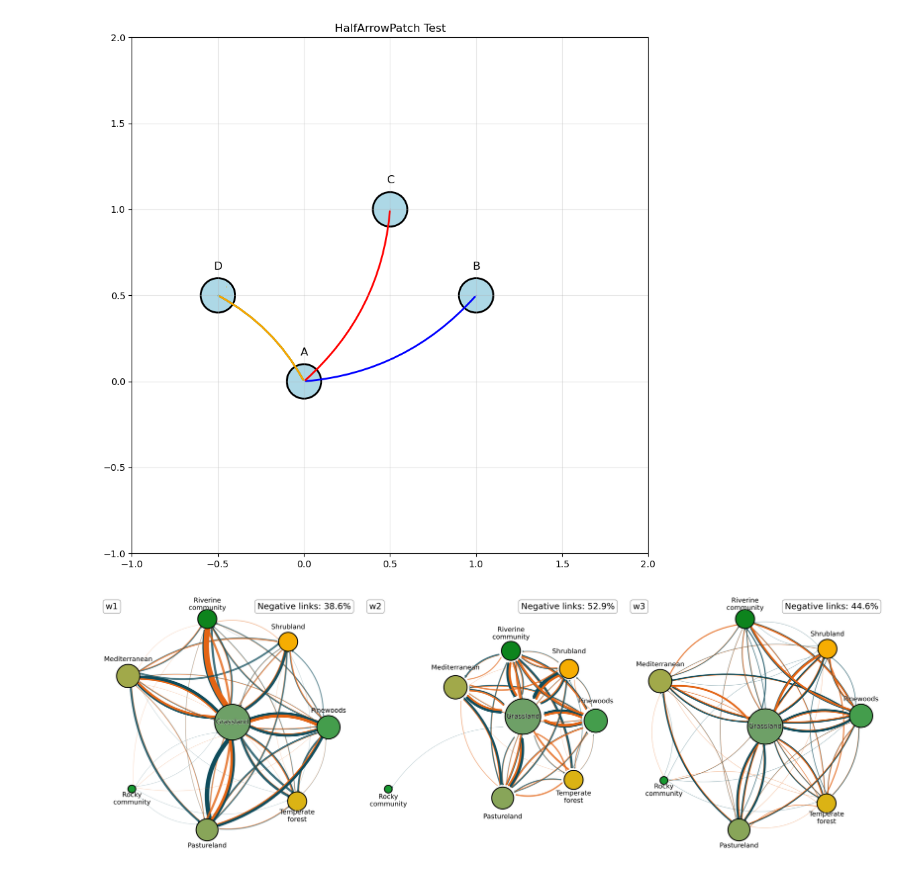
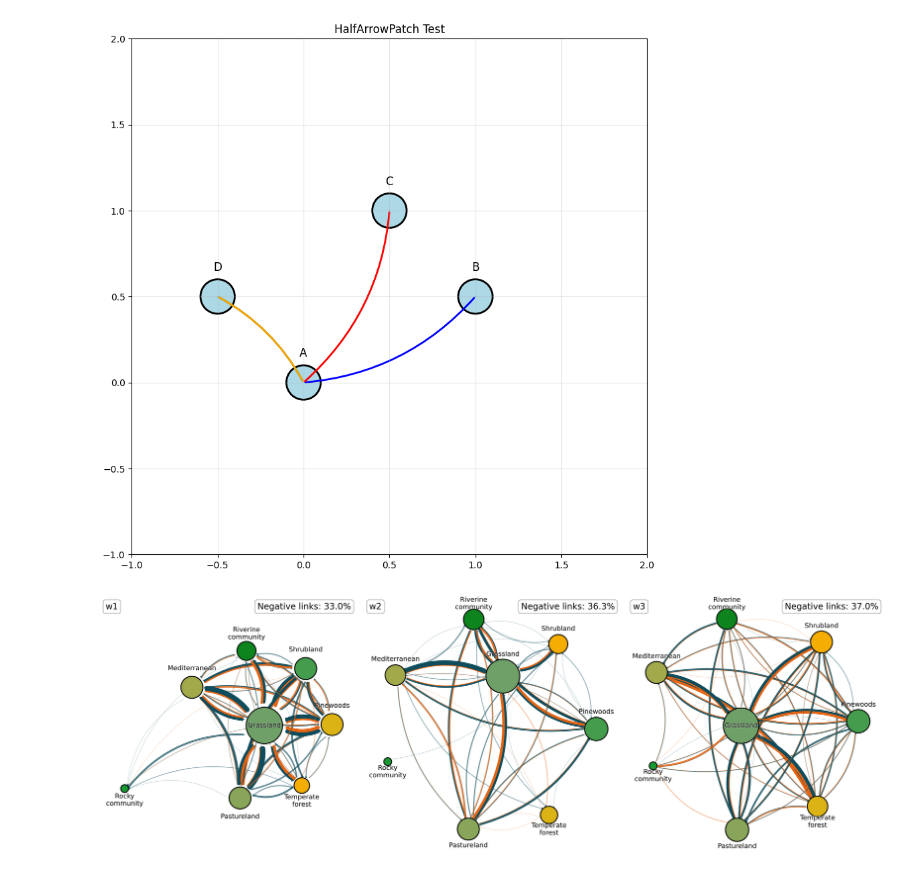
Before and after one commit to anacanoherranz/TFM, a Jupyter notebook: redes/redes.ipynb, the cells around one changed output. Saved outputs shown, nothing was run; the diff lists cells and outputs as text; code cells hidden in the pictures.

```diff
--- a/redes/redes.ipynb
+++ b/redes/redes.ipynb
@@ -15,0 +502,6 @@ especies = data["especies"]
+# %%
+#plotear series de Centaurea y Valerianaceae
+sp1="Centaurea"
+sp2="Valerianaceae"
+plt.plot(df["cal BP"], df[sp1], label=sp1)
+plt.plot(df["cal BP"], df[sp2], label=sp2)
@@ -15,0 +663,37 @@ especies = data["especies"]
+# %%
+with open("results_w1_0.1.pkl", "rb") as f:
+    data_1 = pickle.load(f)
+
+with open("results_w2_0.1.pkl", "rb") as f:
+    data_2 = pickle.load(f)
+
+with open("results_w3_0.1.pkl", "rb") as f:
+    data_3 = pickle.load(f)
+
+matriz_sig_1 = data_1["matriz_significancia"]
+coef_1 = data_1["matriz_coeficientes"]
+coefs_1_significativos = []
+for i in range(len(matriz_sig_1)):
+    for j in range(len(matriz_sig_1[i])):
+        if matriz_sig_1[i][j] != 0:
+            coefs_1_significativos.append(coef_1[i][j])
+
+matriz_sig_2 = data_2["matriz_significancia"]
+coef_2 = data_2["matriz_coeficientes"]
+coefs_2_significativos = []
+for i in range(len(matriz_sig_2)):
+    for j in range(len(matriz_sig_2[i])):
+        if matriz_sig_2[i][j] != 0:
+            coefs_2_significativos.append(coef_2[i][j])
+
+matriz_sig_3 = data_3["matriz_significancia"]
+coef_3 = data_3["matriz_coeficientes"]
+coefs_3_significativos = []
+for i in range(len(matriz_sig_3)):
+    for j in range(len(matriz_sig_3[i])):
+        if matriz_sig_3[i][j] != 0:
+            coefs_3_significativos.append(coef_3[i][j])
+
+
+print(max(coefs_1_significativos), max(coefs_2_significativos), max(coefs_3_significativos))
+print(min(coefs_1_significativos), min(coefs_2_significativos), min(coefs_3_significativos))
@@ -421,7 +1181,7 @@ fig, axes = plt.subplots(1, 3, figsize=(45, 15))
 for idx, window_name in enumerate(windows_names):
     ax = axes[idx]
 
-    with open(f"results_{window_name}_delta.pkl", "rb") as f:
+    with open(f"results_{window_name}_def.pkl", "rb") as f:
         data = pickle.load(f)
 
     sig = np.array(data["matriz_significancia"])
@@ -746,31 +1506,31 @@ for idx, window_name in enumerate(windows_names):
     margin = 0.13
     ax.set_ylim(ax.get_ylim()[0] - margin, ax.get_ylim()[1] + margin)
     ax.set_xlim(ax.get_xlim()[0] - margin, ax.get_xlim()[1] + margin)
 
     # =================================================
     # TEXTO INFORMATIVO
     # =================================================
 
     # Calcular porcentaje de links negativos (para la red de especies)
     negative_links = len([e for e in G_species.edges(data=True) if e[2]['sign'] < 0])
     total_links = G_species.number_of_edges()
     negative_percentage = negative_links / total_links if total_links > 0 else 0
 
     # Añadir título con el nombre de la ventana temporal
     ax.text(0.03, 0.97, window_name,
             transform=ax.transAxes, fontsize=35,
             verticalalignment='top',
             bbox=dict(boxstyle='round', facecolor='white', alpha=0.8))
 
     # Añadir porcentaje de links negativos
     ax.text(0.97, 0.97, f'Negative links: {negative_percentage*100:.1f}%',
             transform=ax.transAxes, fontsize=35,
             verticalalignment='top', horizontalalignment='right',
             bbox=dict(boxstyle='round', facecolor='white', alpha=0.8))
 
     ax.axis("off")
 
 plt.tight_layout()
 plt.show()
 # %% [output]
-[figure, old version]
+[figure, new version]
```
Also changed, not shown: parts of 15 cells of this notebook, 38 other files.
